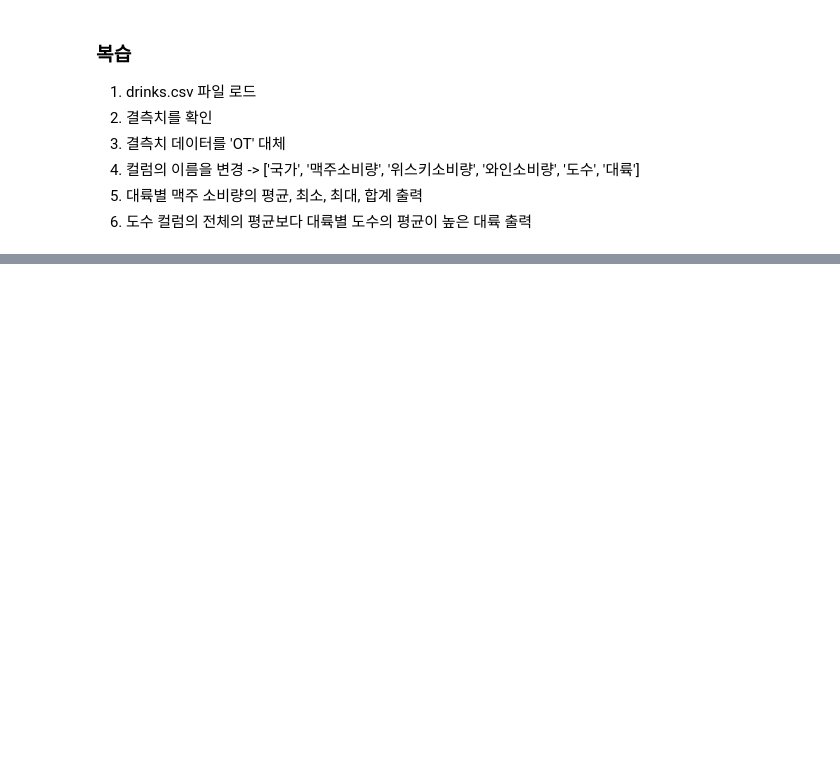
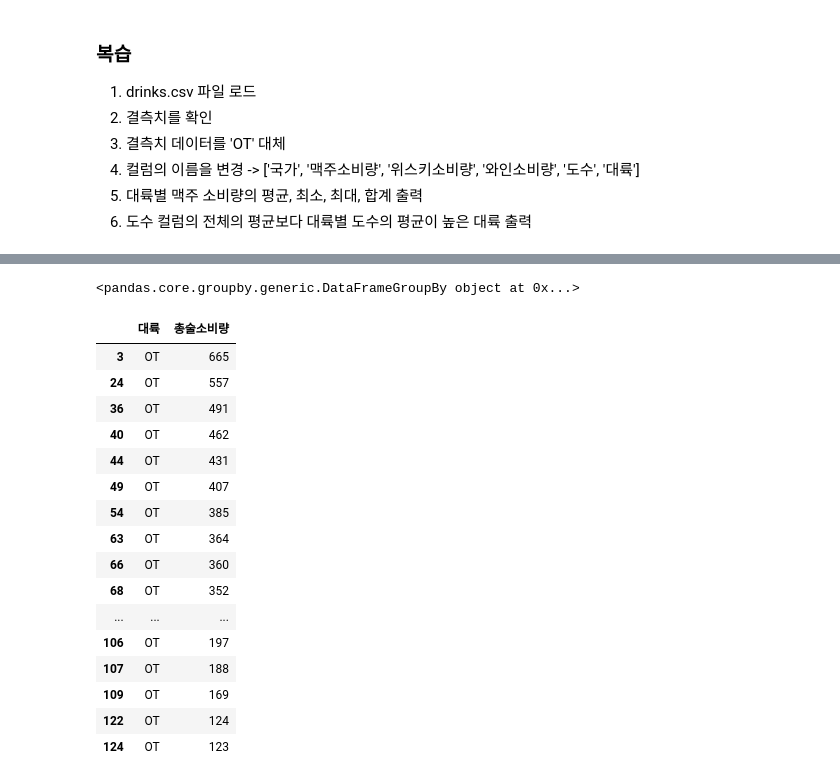
Before and after one commit to bsmoon-86/ubion-10, a Jupyter notebook: python/240219/04_drinks.ipynb, the cells around one changed output, grey strips where cells are left out. Cells and saved outputs as stored; diff of their text form; code cells hidden in the pictures; blank space fills up the shorter version.

```diff
--- a/python/240219/04_drinks.ipynb
+++ b/python/240219/04_drinks.ipynb
@@ -58,0 +180,26 @@ group_data2.loc[flag3, ]
+# %%
+test = drinks[['대륙', '총술소비량']].groupby('대륙')
+# %%
+test
+# %% [output]
+<pandas.core.groupby.generic.DataFrameGroupBy object at 0x...>
+# %%
+test.get_group('OT')
+# %% [output]
+|  | 대륙 | 총술소비량 |
+| 3 | OT | 665 |
+| 24 | OT | 557 |
+| 36 | OT | 491 |
+| 40 | OT | 462 |
+| 44 | OT | 431 |
+| 49 | OT | 407 |
+| 54 | OT | 385 |
+| 63 | OT | 364 |
+| 66 | OT | 360 |
+| 68 | OT | 352 |
+| ... | ... | ... |
+| 106 | OT | 197 |
+| 107 | OT | 188 |
+| 109 | OT | 169 |
+| 122 | OT | 124 |
+| 124 | OT | 123 |
```
Also changed, not shown: parts of 9 cells of this notebook, 3 other files.
